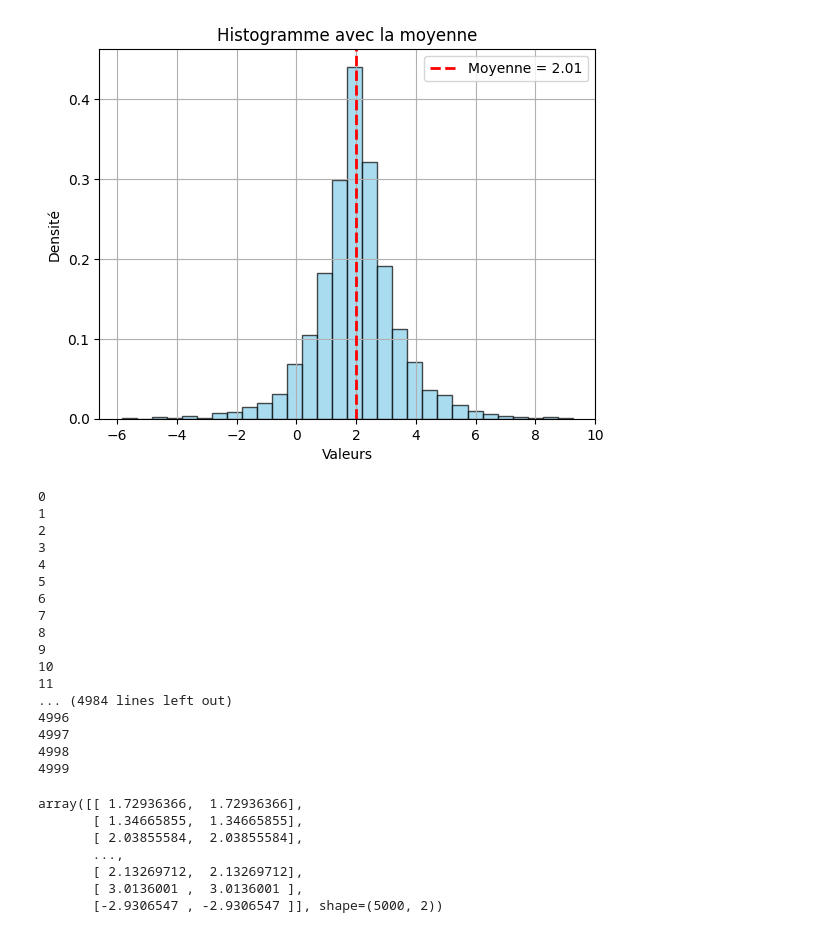
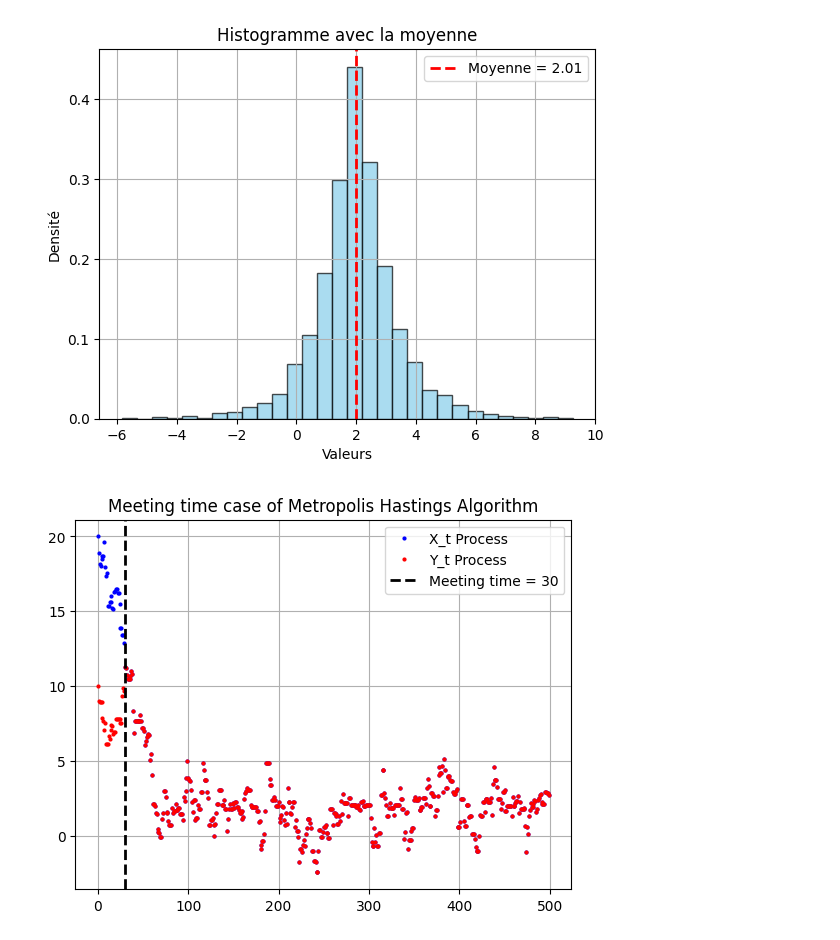
Before and after one commit to MohamedKeteb/Coupling_ESS, a Jupyter notebook: simu_MH.ipynb, the cells around one changed output. Saved outputs shown, nothing was run; the diff lists cells and outputs as text; code cells hidden in the pictures.

Commit message:
add meeting time plot

```diff
--- a/simu_MH.ipynb
+++ b/simu_MH.ipynb
@@ -34,39 +73,25 @@ if __name__ == "__main__":
     v = 1
     x_init = 20
     y_init = 10
-    n_iter = 1000
-    n_points = 5000
-    samples  = np.array([MH_couplig(x_init, y_init, v, U, n_iter)[-1] for _ in tqdm(range(n_points))])
-    x_samples = samples[:,1]
-    y_samples = samples[:,0]
-    for i in range(n_points):
+    n_iter = 500
+
+    samples  = MH_couplig(x_init, y_init, v, U, n_iter)
+
+    x_samples = [samples[i][0] for i in range(n_iter)]
+    y_samples = [samples[i][1] for i in range(n_iter)]
+
+    meet_time = []
+
+    for i in range(n_iter):
         if x_samples[i] == y_samples[i]:
-            print(i)
+            meet_time.append(i)
-# %% [output]
-0
-1
-2
-3
-4
-5
-6
-7
-8
-9
-10
-11
-... (4984 lines left out)
-4996
-4997
-4998
-4999
-# %%
-samples
-# %% [output]
-array([[ 1.72936366,  1.72936366],
-       [ 1.34665855,  1.34665855],
-       [ 2.03855584,  2.03855584],
-       ...,
-       [ 2.13269712,  2.13269712],
-       [ 3.0136001 ,  3.0136001 ],
-       [-2.9306547 , -2.9306547 ]], shape=(5000, 2))
+# %%
+plt.plot(x, x_samples, marker='o', linestyle='None', markersize=2, color='blue', label = 'X_t Process')
+plt.plot(x, y_samples, marker='o', linestyle='None', markersize=2, color='red', label = 'Y_t Process')
+plt.axvline(meet_time[0], color='black', linestyle='dashed', linewidth=2, label=f'Meeting time = {meet_time[0]}')
+plt.title("Meeting time case of Metropolis Hastings Algorithm")
+plt.grid(True)
+plt.legend()  # Affiche la légende
+plt.show()
+# %% [output]
+[figure, added]
```
Also changed, not shown: parts of 2 cells of this notebook, 1 other file.
